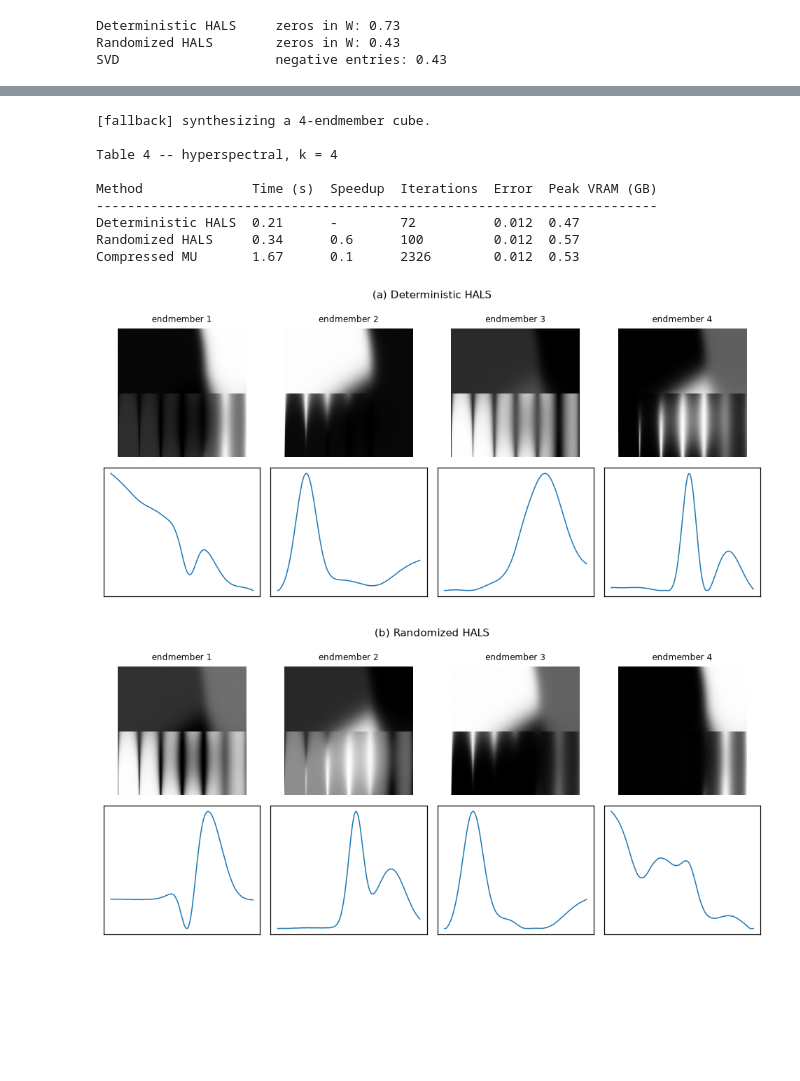
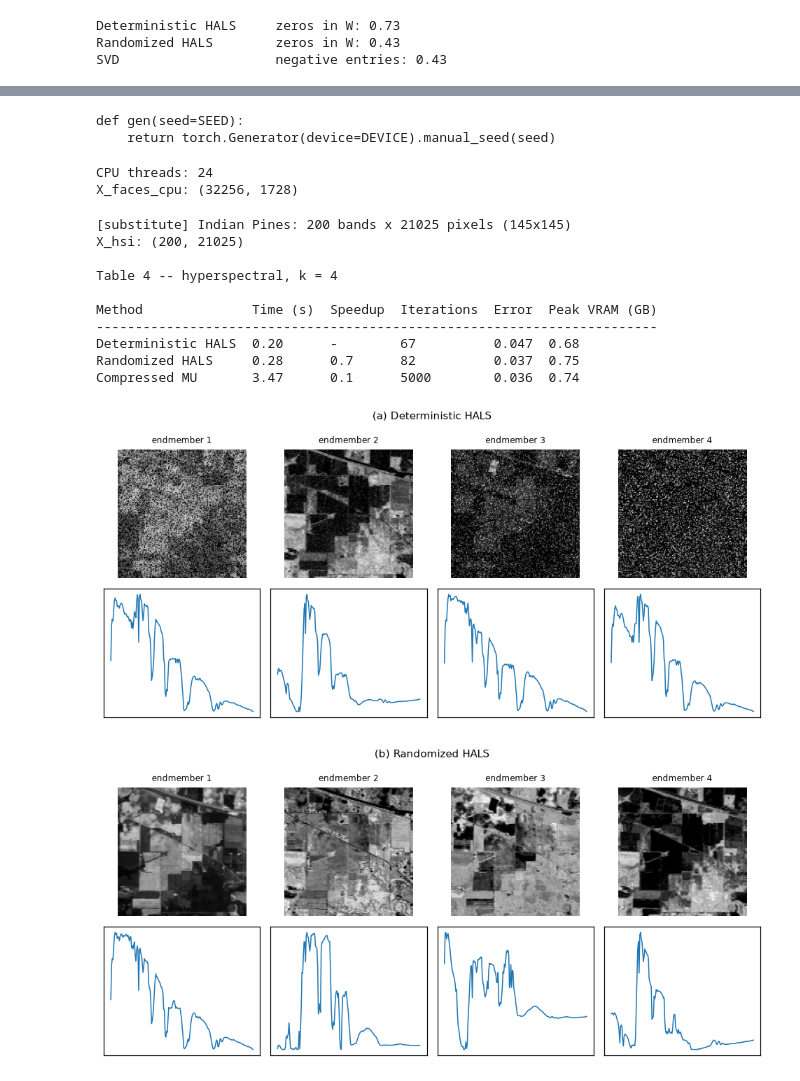
Before and after one commit to akshaykumartapraniya/dlp1, a Jupyter notebook: nmf.ipynb, the cells around one changed output, grey strips where cells are left out. Drawn from its saved outputs; the diff is of its cells as text; code cells hidden in the pictures; blank space fills up the shorter version.

```diff
--- a/nmf.ipynb
+++ b/nmf.ipynb
@@ -513,16 +530,15 @@ Compressed MU                0.47     0.47      0.46
 SVD                          0.96     0.96      0.96
 # %%
 # Cell 15 — faces
+YALE_DIR = "cropped"    # Extended Yale B, cropped 192x168 .pgm files
 
-YALE_DIR = None    # e.g. r"D:\python\deep learning\rnmf\data\CroppedYale"
-
-
-def load_faces(yale_dir=YALE_DIR, downsample=2):
+def load_faces(yale_dir=YALE_DIR, downsample=1):
     if yale_dir and os.path.isdir(yale_dir):
         from PIL import Image
         paths = sorted(os.path.join(root, f)
                        for root, _, files in os.walk(yale_dir)
-                       for f in files if f.lower().endswith(".pgm") and "Ambient" not in f)
+                       for f in files
+                       if f.lower().endswith(".pgm") and "_P00A" in f)
         A = np.stack([np.asarray(Image.open(p), dtype=np.float32)[::downsample, ::downsample]
                       for p in paths])
         print(f"Yale B: {A.shape[0]} images of {A.shape[1:]}")
@@ -543,8 +559,9 @@ def load_faces(yale_dir=YALE_DIR, downsample=2):
         coef = np.maximum(rng.standard_normal((12, 1200)), 0)
         return to_dev(parts @ coef), (h, w)
 
+X_faces, FACE_SHAPE = load_faces()
+print(f"X_faces: {tuple(X_faces.shape)}")
 
-X_faces, FACE_SHAPE = load_faces()
 K_FACES = 16
 res_faces = {
     "Deterministic HALS": hals_nmf(X_faces, K_FACES),
@@ -553,7 +570,6 @@ res_faces = {
 }
 print("\nTable 3 -- faces, k = 16\n")
 make_table(res_faces, X_faces)
-
 plot_gallery(res_faces["Deterministic HALS"].W, FACE_SHAPE, title="(a) Deterministic HALS", cmap="viridis")
 plot_gallery(res_faces["Randomized HALS"].W, FACE_SHAPE, title="(b) Randomized HALS", cmap="viridis")
 plt.show()
@@ -572,10 +589,41 @@ Compressed MU       1.90      0.6      3101        0.130  0.48
+# %%
+import inspect
+print(inspect.getsource(gen))
+# %% [output]
+def gen(seed=SEED):
+    return torch.Generator(device=DEVICE).manual_seed(seed)
+# %%
+# Cell 15b — Table 3 on CPU (the paper's hardware regime)
+import torch, os
+torch.set_num_threads(os.cpu_count())
+print(f"CPU threads: {torch.get_num_threads()}")
+
+_saved_device = DEVICE          # whatever Cell 1 named it
+DEVICE = torch.device("cpu")
+
+X_faces_cpu = X_faces.cpu()
+print(f"X_faces_cpu: {tuple(X_faces_cpu.shape)}")
+
+res_faces_cpu = {
+    "Deterministic HALS": hals_nmf(X_faces_cpu, K_FACES),
+    "Randomized HALS": rnmf_hals(X_faces_cpu, K_FACES),
+    "Compressed MU": compressed_mu(X_faces_cpu, K_FACES),
+}
+print("\nTable 3 (CPU) -- faces, k = 16\n")
+make_table(res_faces_cpu, X_faces_cpu)
+
+DEVICE = _saved_device
+# %% [output]
+CPU threads: 24
+X_faces_cpu: (32256, 1728)
 # %%
 # Cell 16 — hyperspectral unmixing (bands x pixels)
 
-URBAN_MAT = None   # e.g. r"D:\python\deep learning\rnmf\data\Urban_R162.mat"
+URBAN_MAT  = None   # paper's scene: Urban_R162.mat (site unreachable)
+INDIAN_NPY = r"D:\python\deep learning\rnmf\indianpinearray.npy"   # real, different scene
 
 
-def load_urban(path=URBAN_MAT):
+def load_urban(path=URBAN_MAT, indian=INDIAN_NPY):
     if path and os.path.isfile(path):
         from scipy.io import loadmat
         mat = loadmat(path)
@@ -583,6 +631,20 @@ def load_urban(path=URBAN_MAT):
         nRow, nCol = int(np.squeeze(mat.get("nRow", 307))), int(np.squeeze(mat.get("nCol", 307)))
         print(f"Urban: {Y.shape[0]} bands x {Y.shape[1]} pixels")
         return to_dev(Y / Y.max()), (nRow, nCol)
+
+    if indian and os.path.isfile(indian):
+        cube = np.load(indian).astype(np.float32)
+        if cube.ndim == 3:
+            nRow, nCol, bands = cube.shape
+            Y = cube.reshape(-1, bands).T
+        else:                                   # already pixels x bands
+            nRow = nCol = int(round(cube.shape[0] ** 0.5))
+            bands = cube.shape[1]
+            Y = cube.T
+        Y = np.clip(Y, 0, None)
+        print(f"[substitute] Indian Pines: {bands} bands x {Y.shape[1]} pixels ({nRow}x{nCol})")
+        return to_dev(Y / Y.max()), (nRow, nCol)
+
     print("[fallback] synthesizing a 4-endmember cube.")
     rng = np.random.default_rng(SEED)
     nRow = nCol = 200
@@ -603,44 +665,47 @@ def load_urban(path=URBAN_MAT):
 
 
 X_hsi, HSI_SHAPE = load_urban()
+print(f"X_hsi: {tuple(X_hsi.shape)}")
+
 K_HSI = 4
 res_hsi = {
     "Deterministic HALS": hals_nmf(X_hsi, K_HSI),
     "Randomized HALS": rnmf_hals(X_hsi, K_HSI, oversample=10),
     "Compressed MU": compressed_mu(X_hsi, K_HSI, oversample=10),
 }
-print("\nTable 4 -- hyperspectral, k = 4\n")
+print(f"\nTable 4 -- hyperspectral, k = {K_HSI}\n")
 make_table(res_hsi, X_hsi)
 
 
 def plot_unmixing(res, shape, title):
     W, H = np_(res.W), np_(res.H)
     order = np.argsort(-H.sum(1))
     fig, axes = plt.subplots(2, W.shape[1], figsize=(2.2 * W.shape[1], 4.2))
     for c, j in enumerate(order):
         axes[0, c].imshow(H[j].reshape(shape), cmap="gray"); axes[0, c].axis("off")
         axes[0, c].set_title(f"endmember {c + 1}", fontsize=8)
         axes[1, c].plot(W[:, j], lw=1); axes[1, c].set_xticks([]); axes[1, c].set_yticks([])
     fig.suptitle(title, fontsize=10); fig.tight_layout()
 
 
 plot_unmixing(res_hsi["Deterministic HALS"], HSI_SHAPE, "(a) Deterministic HALS")
 plot_unmixing(res_hsi["Randomized HALS"], HSI_SHAPE, "(b) Randomized HALS")
 plt.show()
 del X_faces, X_hsi
 free_vram()
 # %% [output]
-[fallback] synthesizing a 4-endmember cube.
+[substitute] Indian Pines: 200 bands x 21025 pixels (145x145)
+X_hsi: (200, 21025)
 
 Table 4 -- hyperspectral, k = 4
 
 Method              Time (s)  Speedup  Iterations  Error  Peak VRAM (GB)
 ------------------------------------------------------------------------
-Deterministic HALS  0.21      -        72          0.012  0.47
-Randomized HALS     0.34      0.6      100         0.012  0.57
-Compressed MU       1.67      0.1      2326        0.012  0.53
+Deterministic HALS  0.20      -        67          0.047  0.68
+Randomized HALS     0.28      0.7      82          0.037  0.75
+Compressed MU       3.47      0.1      5000        0.036  0.74
-[figure, old version]
+[figure, new version]
-[figure, old version]
+[figure, new version]
 # %%
 # Cell 17 — benchmark harness
 
```
Also changed, not shown: parts of 9 cells of this notebook, 1 other file.
